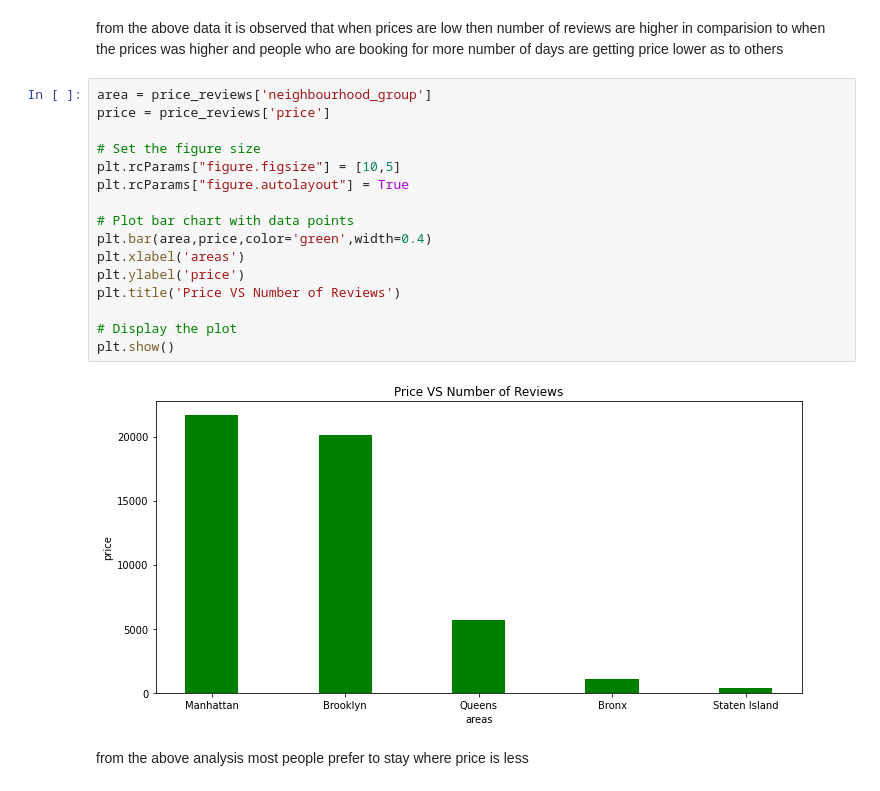
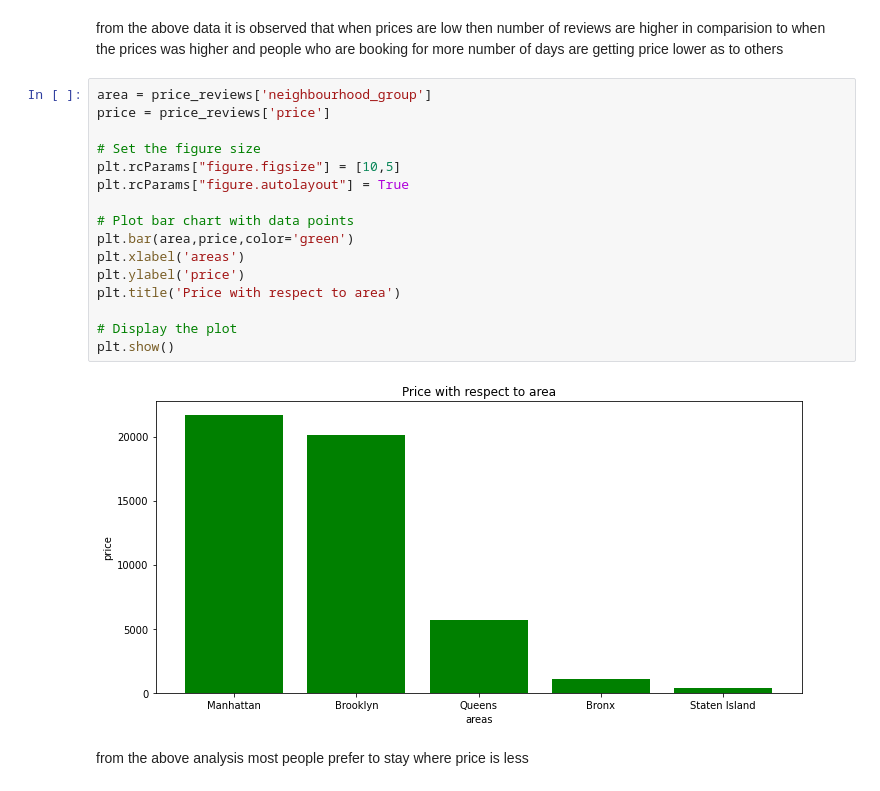
Before and after one commit to KartikKumar7070/Airbnb-Dataset, a Jupyter notebook: Airbnb_Bookings_Analysis_Capstone_Project.ipynb, the cells around one changed output. Saved outputs shown, nothing was run; the diff lists cells and outputs as text.

```diff
--- a/Airbnb_Bookings_Analysis_Capstone_Project.ipynb
+++ b/Airbnb_Bookings_Analysis_Capstone_Project.ipynb
@@ -271,21 +276,21 @@ from the above data it is observed that when prices are low then number of revie
 # %%
 area = price_reviews['neighbourhood_group']
 price = price_reviews['price']
 
 # Set the figure size
 plt.rcParams["figure.figsize"] = [10,5]
 plt.rcParams["figure.autolayout"] = True
 
 # Plot bar chart with data points
-plt.bar(area,price,color='green',width=0.4)
+plt.bar(area,price,color='green')
 plt.xlabel('areas')
 plt.ylabel('price')
-plt.title('Price VS Number of Reviews')
+plt.title('Price with respect to area')
 
 # Display the plot
 plt.show()
 # %% [output]
-[figure, old version]
+[figure, new version]
 # %% [markdown]
 from the above analysis most people prefer to stay where price is less
 # %% [markdown]
```
Also changed, not shown: parts of 4 cells of this notebook.
